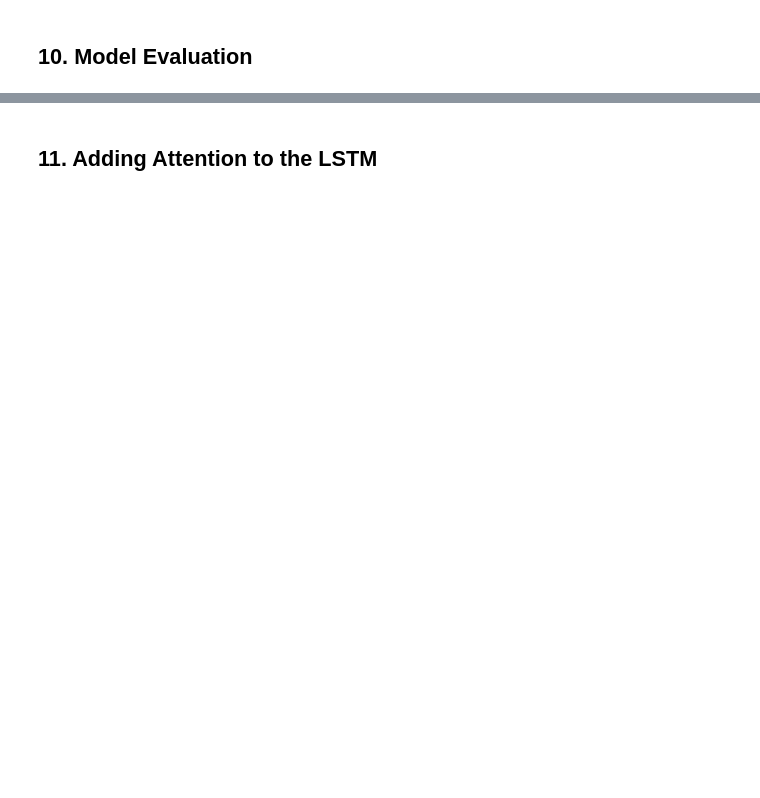
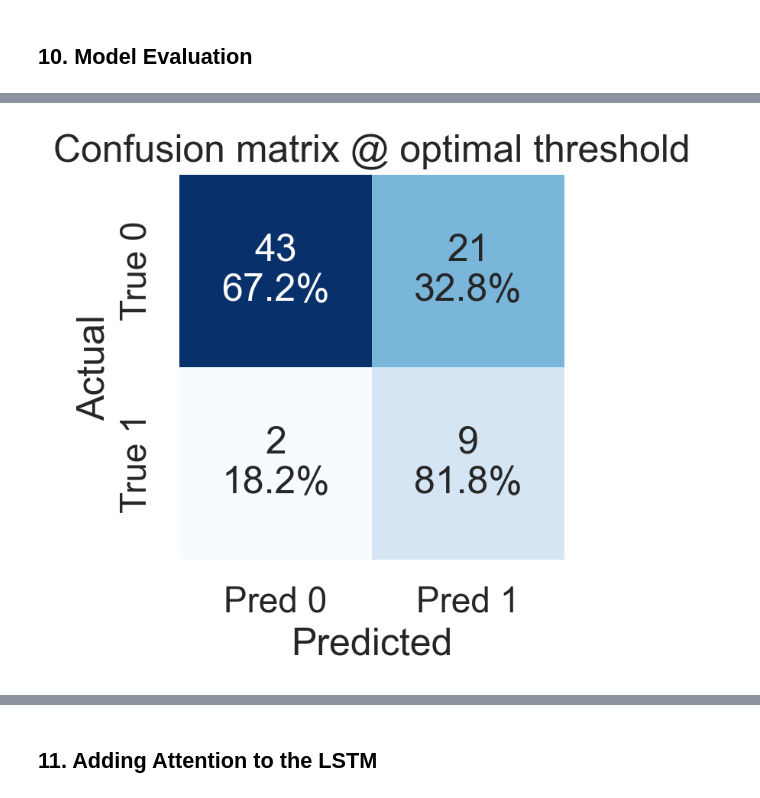
Before and after one commit to matt-ebrahim/CSYE7374, a Jupyter notebook: into-rnn/intro-rnn.ipynb, the cells around one changed output, grey strips where cells are left out. Saved outputs shown, nothing was run; the diff lists cells and outputs as text; code cells hidden in the pictures; blank space fills up the shorter version.

```diff
--- a/into-rnn/intro-rnn.ipynb
+++ b/into-rnn/intro-rnn.ipynb
@@ -666,18 +631,87 @@ Early stopping after 51 epochs.
 # %% [markdown]
 ## 10. Model Evaluation
 # %%
-from sklearn.metrics import roc_auc_score, accuracy_score, confusion_matrix
+from sklearn.metrics import (roc_auc_score, average_precision_score,
+                             precision_recall_curve, roc_curve,
+                             f1_score, confusion_matrix, classification_report)
+import seaborn as sns
+import matplotlib.pyplot as plt
+import numpy as np
+import torch, pathlib, textwrap
 
-test_loss, test_preds, test_labels = evaluate(model, test_loader, criterion)
-test_preds_bin = [1 if p > 0.5 else 0 for p in test_preds]
-print(f"Test Loss: {test_loss:.4f}")
-print(f"Test Accuracy: {accuracy_score(test_labels, test_preds_bin):.4f}")
-print(f"Test ROC AUC: {roc_auc_score(test_labels, test_preds):.4f}")
 
-# Confusion matrix
-cm = confusion_matrix(test_labels, test_preds_bin)
-sns.heatmap(cm, annot=True, fmt='d')
-plt.title('Confusion Matrix')
-plt.xlabel('Predicted')
-plt.ylabel('Actual')
+model.load_state_dict(torch.load("best_lstm.pt"))
+model.eval()
+
+all_logits, all_labels = [], []
+with torch.no_grad():
+    for xb, yb in test_loader:
+        xb = xb.to(device)
+        logits = model(xb)
+        all_logits.extend(logits.cpu().numpy())
+        all_labels.extend(yb.numpy())
+
+all_logits  = np.array(all_logits)
+all_probs   = torch.sigmoid(torch.tensor(all_logits)).numpy()
+all_labels  = np.array(all_labels, dtype=int)
+
+roc_auc  = roc_auc_score(all_labels, all_probs)
+pr_auc   = average_precision_score(all_labels, all_probs)
+print(f"Test   AUROC = {roc_auc:.3f}")
+print(f"Test   AUPRC = {pr_auc:.3f}")
+
+fpr, tpr, roc_th = roc_curve(all_labels, all_probs)
+j_scores = tpr - fpr
+best_idx = j_scores.argmax()
+best_thr = roc_th[best_idx]
+
+print(f"Chosen threshold (max Youden J) = {best_thr:.3f}")
+
+pred_bin = (all_probs >= best_thr).astype(int)
+
+acc  = (pred_bin == all_labels).mean()
+f1   = f1_score(all_labels, pred_bin)
+sens = tpr[best_idx]
+spec = 1 - fpr[best_idx]
+
+print(f"Accuracy  = {acc:.3f}")
+print(f"F1-score  = {f1:.3f}")
+print(f"Sensitivity (recall⁺) = {sens:.3f}")
+print(f"Specificity           = {spec:.3f}")
+
+cm = confusion_matrix(all_labels, pred_bin)
+cm_pct = cm / cm.sum(axis=1, keepdims=True) * 100
+
+labels = np.array([[f"{n}\n{p:.1f}%" for n, p in zip(row_cnt, row_pct)]
+                   for row_cnt, row_pct in zip(cm, cm_pct)])
+
+sns.set_theme(style="whitegrid", context="talk")
+fig, ax = plt.subplots(figsize=(4, 4))
+sns.heatmap(cm, annot=labels, fmt="", cmap="Blues",
+            cbar=False, square=True, ax=ax,
+            xticklabels=["Pred 0", "Pred 1"],
+            yticklabels=["True 0", "True 1"])
+ax.set_xlabel("Predicted"); ax.set_ylabel("Actual")
+ax.set_title("Confusion matrix @ optimal threshold")
+fig.tight_layout()
 plt.show()
+
+fig, (ax_roc, ax_pr) = plt.subplots(1, 2, figsize=(10, 4))
+
+ax_roc.plot(fpr, tpr, lw=2)
+ax_roc.scatter(fpr[best_idx], tpr[best_idx], s=80,
+               marker="*", color="red", label=f"thr={best_thr:.2f}")
+ax_roc.plot([0,1],[0,1],'--',color='gray')
+ax_roc.set_xlabel("FPR"); ax_roc.set_ylabel("TPR")
+ax_roc.set_title(f"ROC  (AUC={roc_auc:.3f})")
+ax_roc.legend()
+
+prec, rec, _ = precision_recall_curve(all_labels, all_probs)
+ax_pr.plot(rec, prec, lw=2)
+ax_pr.set_xlabel("Recall"); ax_pr.set_ylabel("Precision")
+ax_pr.set_title(f"PR curve  (AUC={pr_auc:.3f})")
+
+fig.suptitle("LSTM – test-set performance", weight="bold")
+fig.tight_layout()
+plt.show()
+# %% [output]
@@ -683,0 +725 @@ plt.show()
+[figure, added]
```
Also changed, not shown: parts of 6 cells of this notebook.
